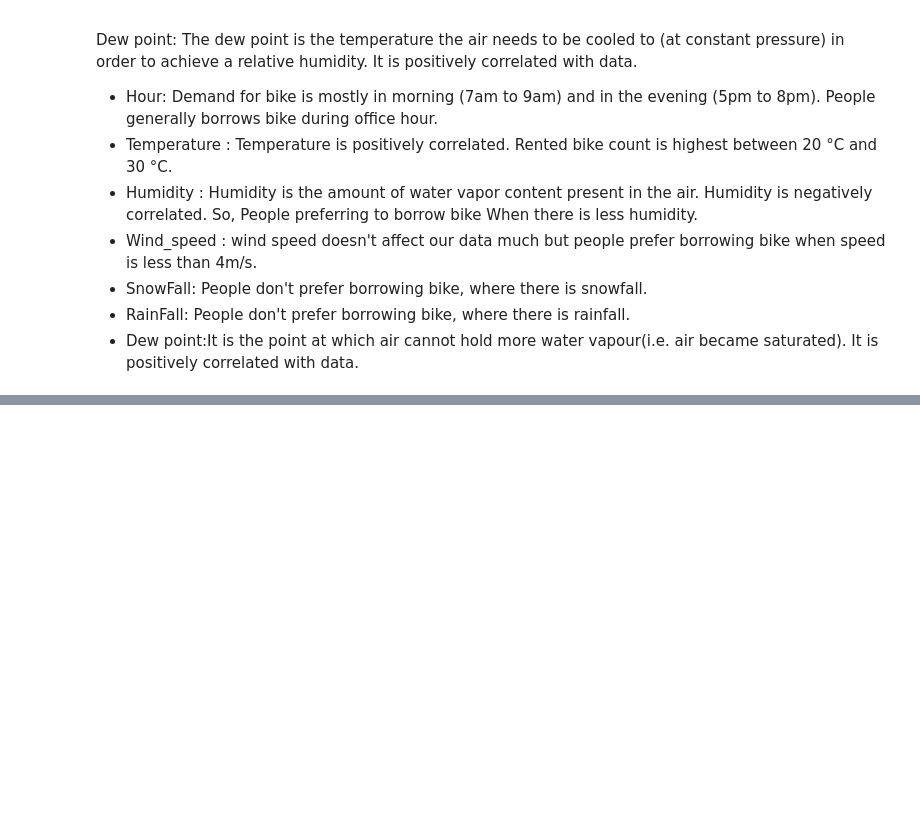
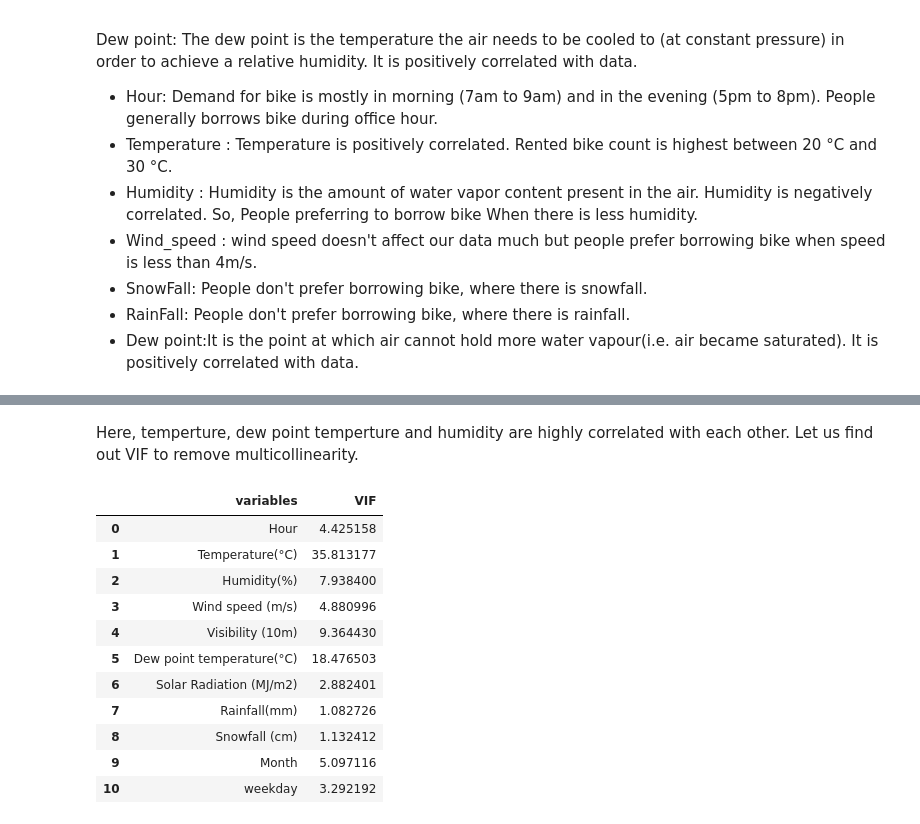
Before and after one commit to shubham-bhadouria/-Seoul-Bike-Sharing-Demand-Prediction, a Jupyter notebook: Copy_of_Copy_of_Bike_Sharing_Demand_Prediction_Capstone_Project.ipynb, the cells around one changed output, grey strips where cells are left out. Saved outputs shown, nothing was run; the diff lists cells and outputs as text; code cells hidden in the pictures; blank space fills up the shorter version.

```diff
--- a/Copy_of_Copy_of_Bike_Sharing_Demand_Prediction_Capstone_Project.ipynb
+++ b/Copy_of_Copy_of_Bike_Sharing_Demand_Prediction_Capstone_Project.ipynb
@@ -377,0 +365,28 @@ numerical_features = ['Hour', 'Temperature(°C)', 'Humidity(%)','Wind_speed(m/s)
+# %% [markdown]
+Here, temperture, dew point temperture and humidity are highly correlated with each other. Let us find out VIF to remove multicollinearity.
+# %%
+#Multicollinearity
+from statsmodels.stats.outliers_influence import variance_inflation_factor
+def calc_vif(X):
+
+    # Calculating VIF
+    vif = pd.DataFrame()
+    vif["variables"] = X.columns
+    vif["VIF"] = [variance_inflation_factor(X.values, i) for i in range(X.shape[1])]
+
+    return(vif)
+# %%
+calc_vif(bike_data[[i for i in bike_data.describe().columns if i not in ['Rented Bike Count']]])
+# %% [output]
+|  | variables | VIF |
+| 0 | Hour | 4.425158 |
+| 1 | Temperature(°C) | 35.813177 |
+| 2 | Humidity(%) | 7.938400 |
+| 3 | Wind speed (m/s) | 4.880996 |
+| 4 | Visibility (10m) | 9.364430 |
+| 5 | Dew point temperature(°C) | 18.476503 |
+| 6 | Solar Radiation (MJ/m2) | 2.882401 |
+| 7 | Rainfall(mm) | 1.082726 |
+| 8 | Snowfall (cm) | 1.132412 |
+| 9 | Month | 5.097116 |
+| 10 | weekday | 3.292192 |
```
Also changed, not shown: parts of 15 cells of this notebook.
